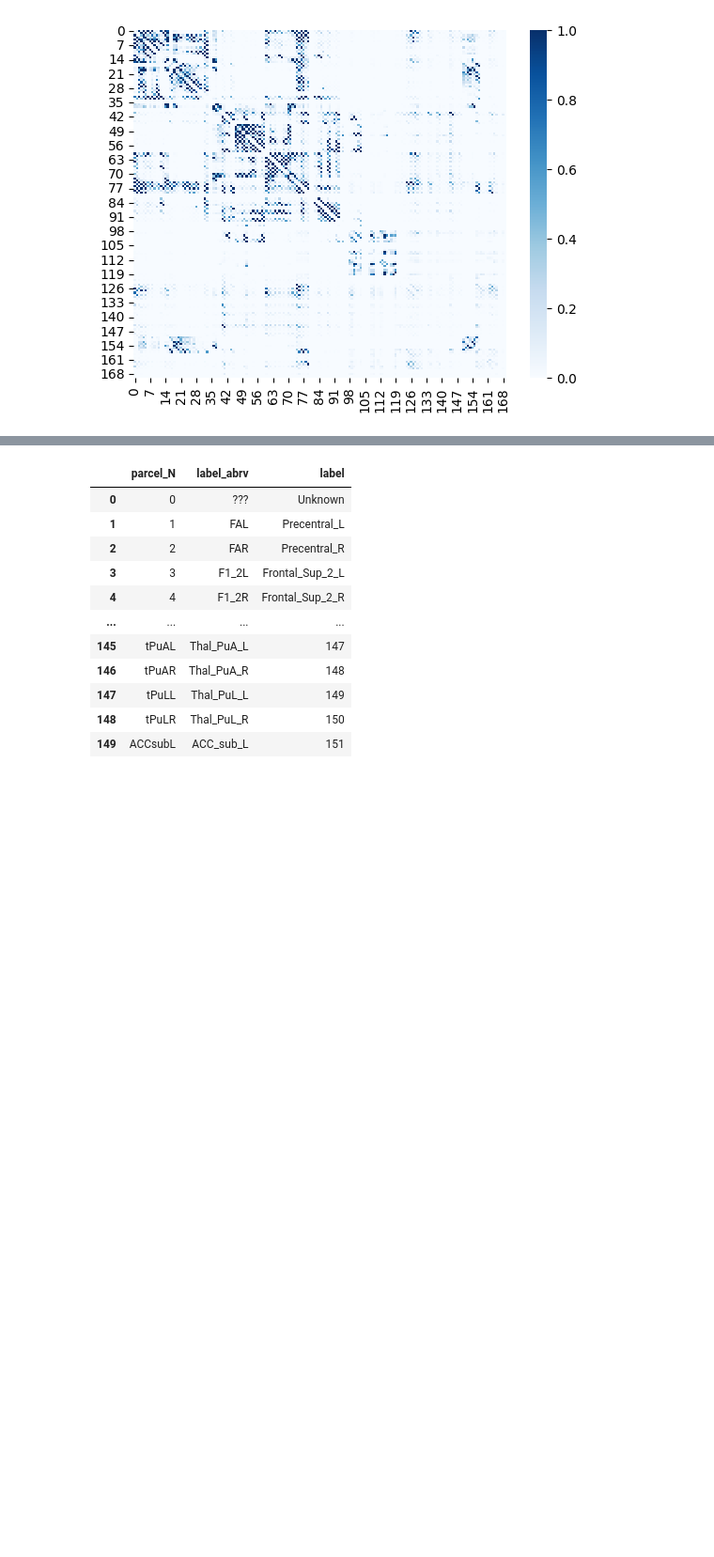
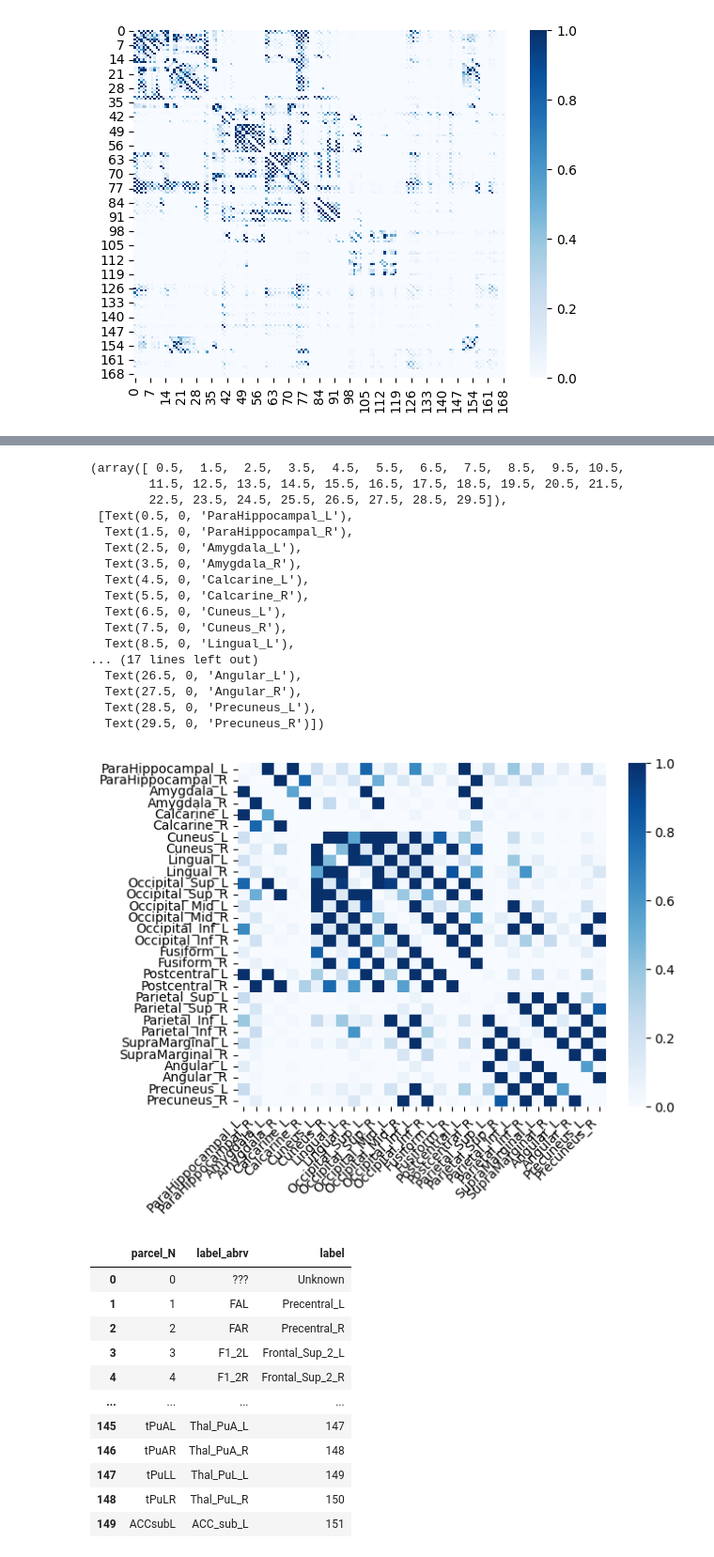
Before and after one commit to mrenke/parietal_patterns, a Jupyter notebook: dti_analysis/inspect_connectome_results_01.ipynb, the cells around one changed output, grey strips where cells are left out. Shown at 94% size. Drawn from its saved outputs; the diff is of its cells as text; code cells hidden in the pictures; blank space fills up the shorter version.

```diff
--- a/dti_analysis/inspect_connectome_results_01.ipynb
+++ b/dti_analysis/inspect_connectome_results_01.ipynb
@@ -50,3 +50,10 @@ sns.heatmap(C_scaled,  vmin=0, vmax=1,cmap='Blues')
 # %% [output]
 <Axes: >
 [figure]
+# %%
+# Atlas Annotations
+
+atlas_names = pd.read_table('/mnt_AdaBD_largefiles/Data/SMILE_DATA/DNumRisk/AAL3/ROI_MNI_V7_1mm_vol.txt')
+atlas_names.columns = ['label_abrv','label','parcel_N','parcel_size_voxels' ,'parcel_size_mm3']
+atlas_names.set_index('parcel_N', inplace=True)
+atlas_names
@@ -53,3 +86,29 @@ sns.heatmap(C_scaled,  vmin=0, vmax=1,cmap='Blues')
+# %%
+label_range = [40,70]
+sns.heatmap(C_scaled[label_range[0]:label_range[1],label_range[0]:label_range[1]],
+              vmin=0, vmax=1,cmap='Blues',
+              xticklabels=atlas_names['label'][label_range[0]:label_range[1]],
+              yticklabels=atlas_names['label'][label_range[0]:label_range[1]],)
+plt.xticks(rotation=45, ha='right')
+# %% [output]
+(array([ 0.5,  1.5,  2.5,  3.5,  4.5,  5.5,  6.5,  7.5,  8.5,  9.5, 10.5,
+        11.5, 12.5, 13.5, 14.5, 15.5, 16.5, 17.5, 18.5, 19.5, 20.5, 21.5,
+        22.5, 23.5, 24.5, 25.5, 26.5, 27.5, 28.5, 29.5]),
+ [Text(0.5, 0, 'ParaHippocampal_L'),
+  Text(1.5, 0, 'ParaHippocampal_R'),
+  Text(2.5, 0, 'Amygdala_L'),
+  Text(3.5, 0, 'Amygdala_R'),
+  Text(4.5, 0, 'Calcarine_L'),
+  Text(5.5, 0, 'Calcarine_R'),
+  Text(6.5, 0, 'Cuneus_L'),
+  Text(7.5, 0, 'Cuneus_R'),
+  Text(8.5, 0, 'Lingual_L'),
+... (17 lines left out)
+  Text(26.5, 0, 'Angular_L'),
+  Text(27.5, 0, 'Angular_R'),
+  Text(28.5, 0, 'Precuneus_L'),
+  Text(29.5, 0, 'Precuneus_R')])
+[figure, added]
 # %%
 # Atlas Annotations
 
```
Also changed, not shown: parts of 5 cells of this notebook, 3 other files.
